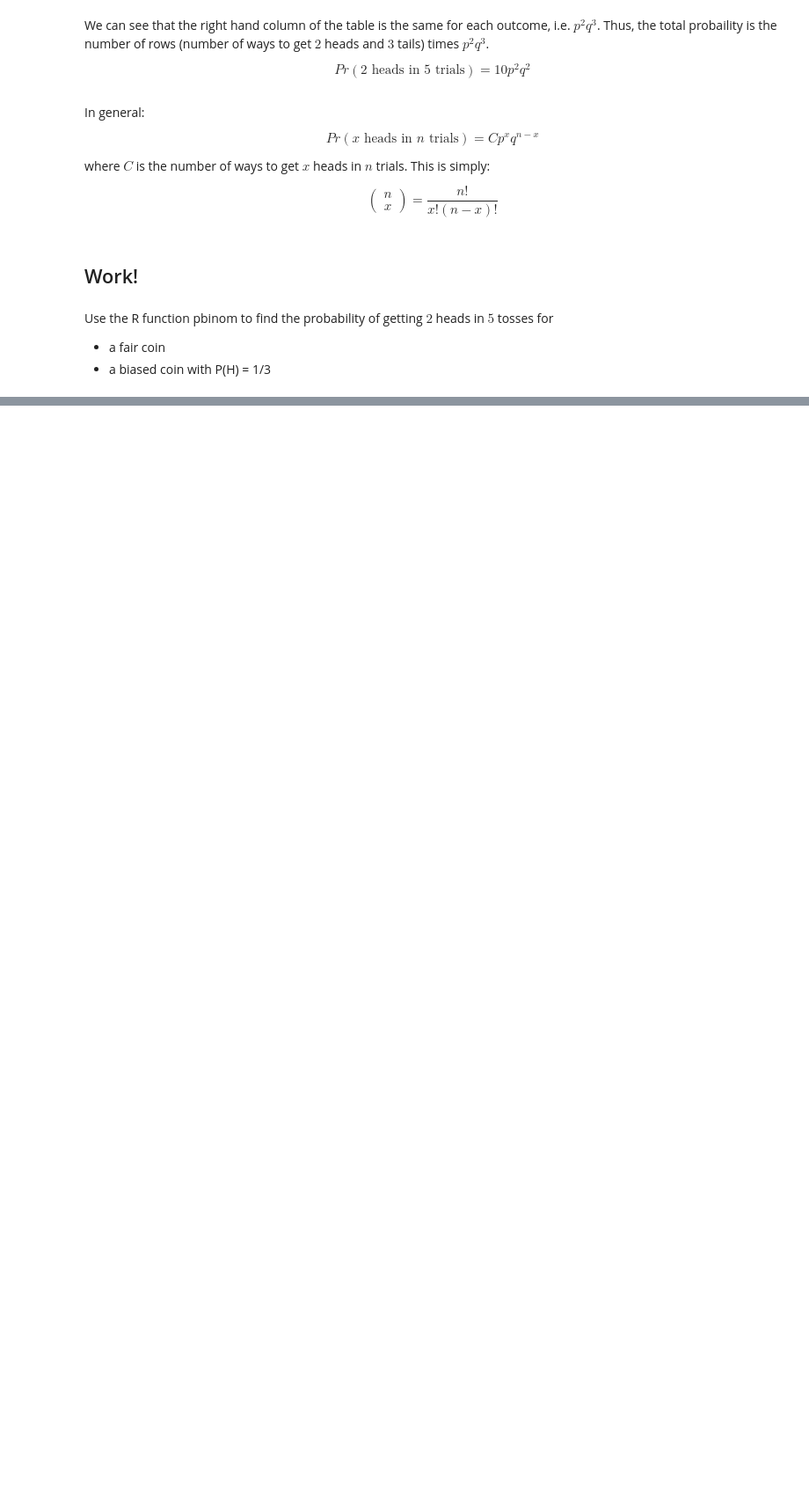
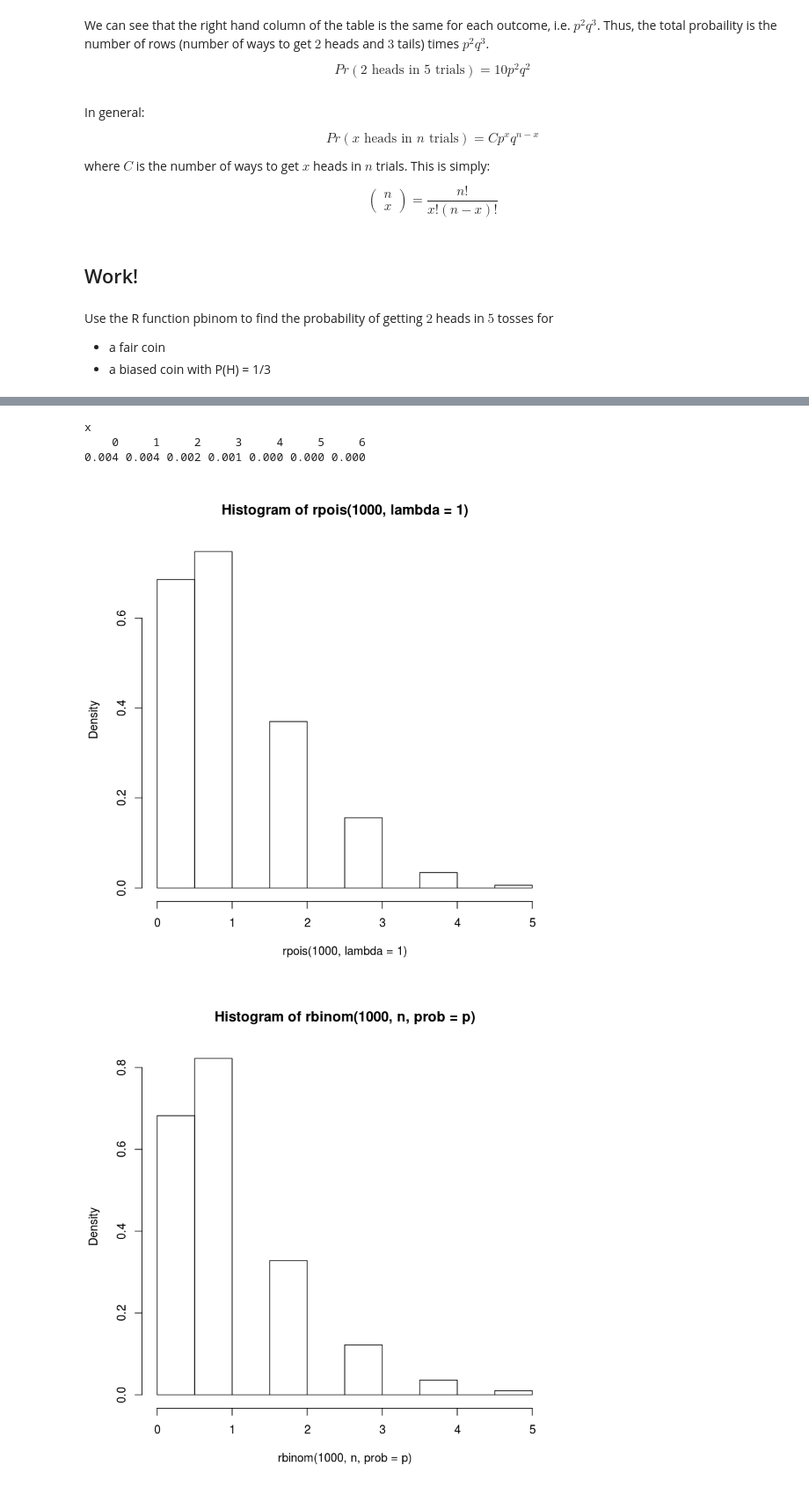
Before and after one commit to duke-biostats/ngs-2015, a Jupyter notebook: Wk2_Mon/Count Models.ipynb, the cells around one changed output, grey strips where cells are left out. Shown: that part at 88% size. Cells and saved outputs as stored; diff of their text form; code cells hidden in the pictures; blank space fills up the shorter version.

```diff
--- a/Wk2_Mon/Count Models.ipynb
+++ b/Wk2_Mon/Count Models.ipynb
@@ -48,0 +118,3 @@ Use the R function pbinom to find the probability of getting $2$ heads in $5$ to
+# %%
+n<-1000000  # Set number of trials to 1 million
+p<-1/n      # Set success probability to 1/1million
@@ -48,0 +135,12 @@ Use the R function pbinom to find the probability of getting $2$ heads in $5$ to
+# %%
+round(table(x)/99999,3) # Same for binomial with p<<1
+# %% [output]
+x
+    0     1     2     3     4     5     6
+0.004 0.004 0.002 0.001 0.000 0.000 0.000
+# %%
+hist(rpois(1000,lambda=1),freq=FALSE)
+hist(rbinom(1000,n,prob=p),freq=FALSE)
+# %% [output]
+[figure, added]
+[figure, added]
```
Also changed, not shown: parts of 17 cells of this notebook.
